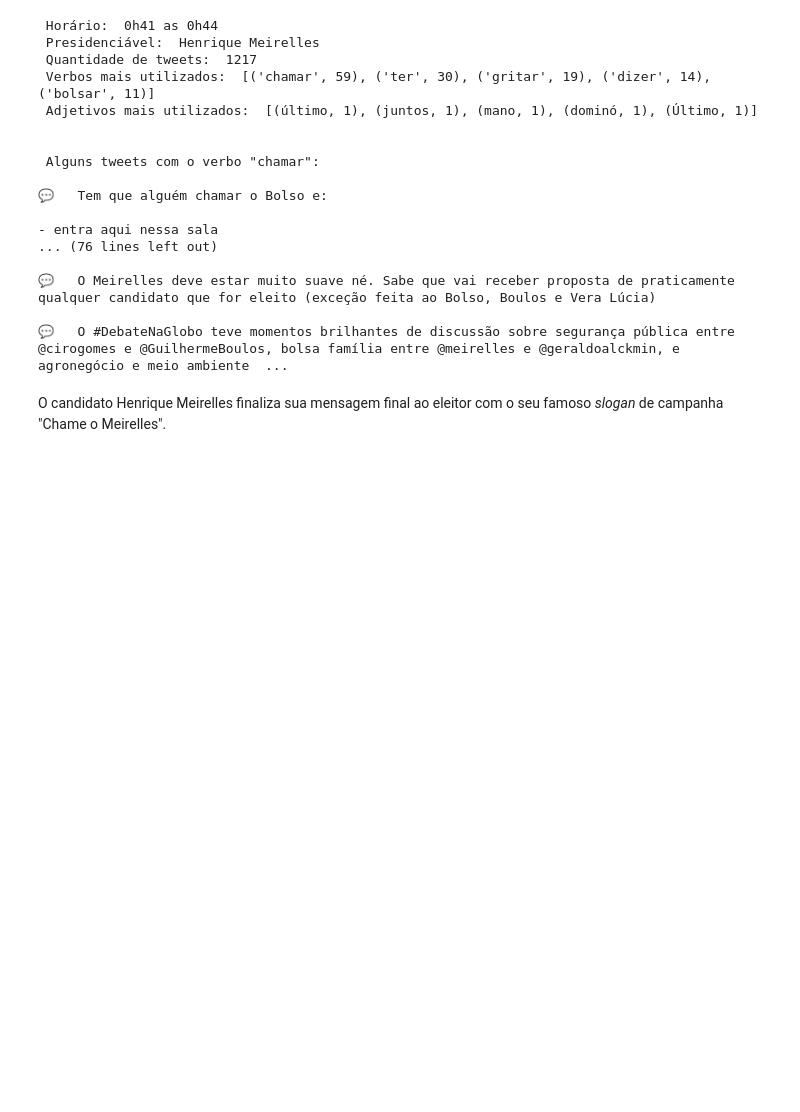
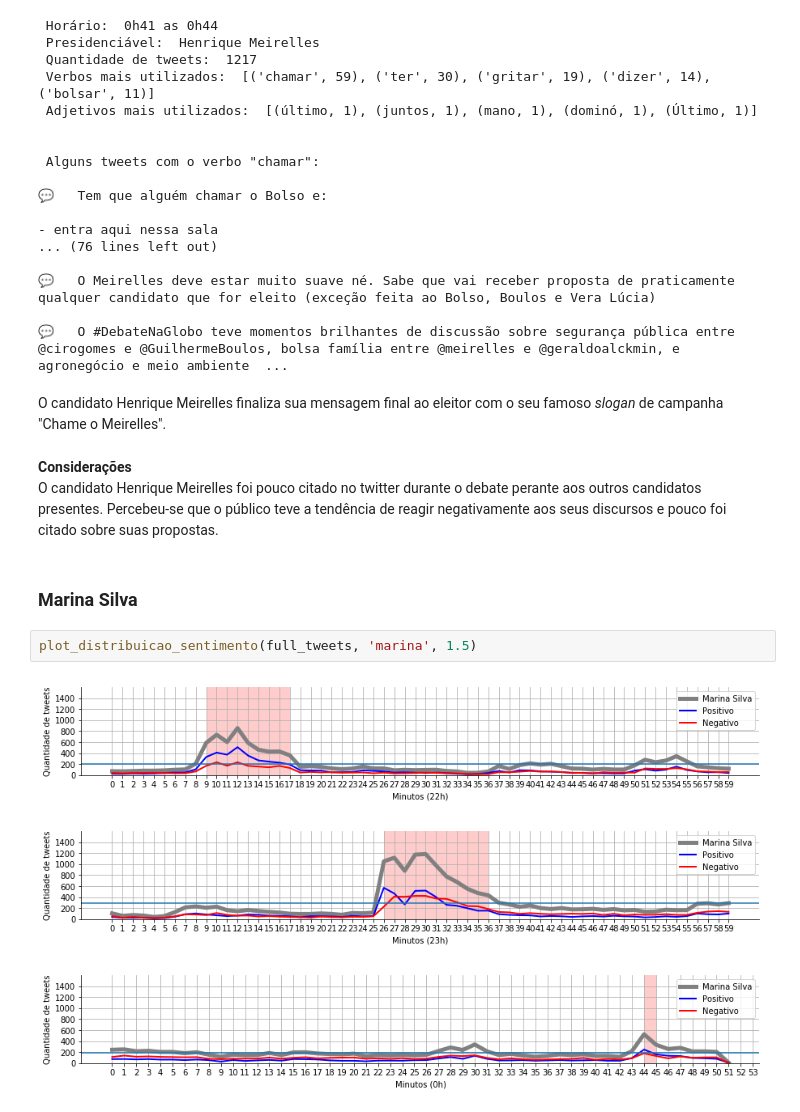
Before and after one commit to bambrozim/DebatePresidenciaveisGlobo2018, a Jupyter notebook: Debate Presidenciáveis Globo - 2018.ipynb, the cells around one changed output. Cells and saved outputs as stored; diff of their text form; blank space fills up the shorter version.

Commit message:
Added sentiment analysis candidates Marina Silva and Jair Bolsonaro

```diff
--- a/Debate Presidenciáveis Globo - 2018.ipynb
+++ b/Debate Presidenciáveis Globo - 2018.ipynb
@@ -899,3 +899,14 @@ analise_nlp(full_tweets, 'meirelles', 0, 41, 44)
 💬   O #DebateNaGlobo teve momentos brilhantes de discussão sobre segurança pública entre @cirogomes e @GuilhermeBoulos, bolsa família entre @meirelles e @geraldoalckmin, e agronegócio e meio ambiente  ...
 # %% [markdown]
 O candidato Henrique Meirelles finaliza sua mensagem final ao eleitor com o seu famoso *slogan* de campanha "Chame o Meirelles".
+# %% [markdown]
+**Considerações**<br>
+O candidato Henrique Meirelles foi pouco citado no twitter durante o debate perante aos outros candidatos presentes. Percebeu-se que o público teve a tendência de reagir negativamente aos seus discursos e pouco foi citado sobre suas propostas.
+# %% [markdown]
+### Marina Silva
+# %%
+plot_distribuicao_sentimento(full_tweets, 'marina', 1.5)
+# %% [output]
+[figure, added]
+[figure, added]
+[figure, added]
```
Also changed, not shown: parts of 18 cells of this notebook.
